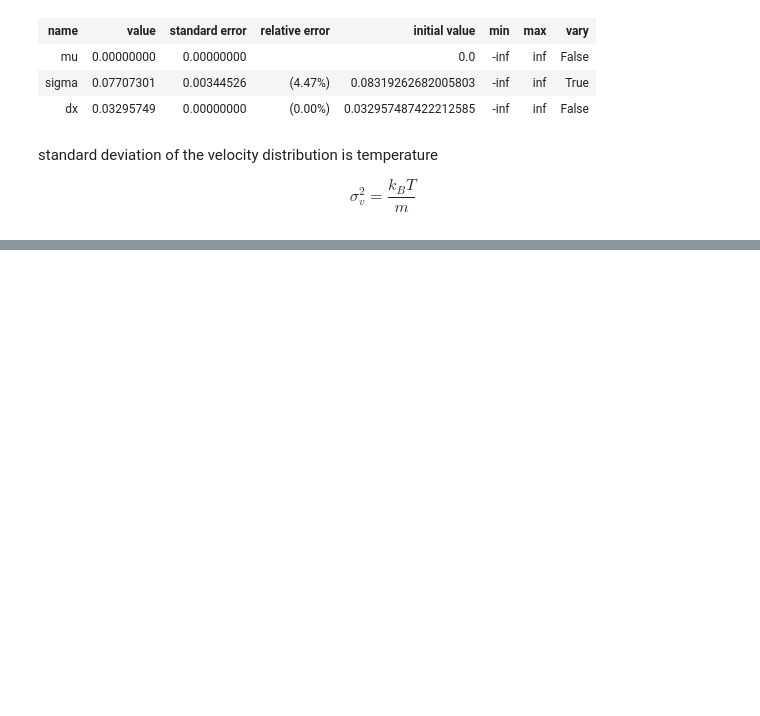
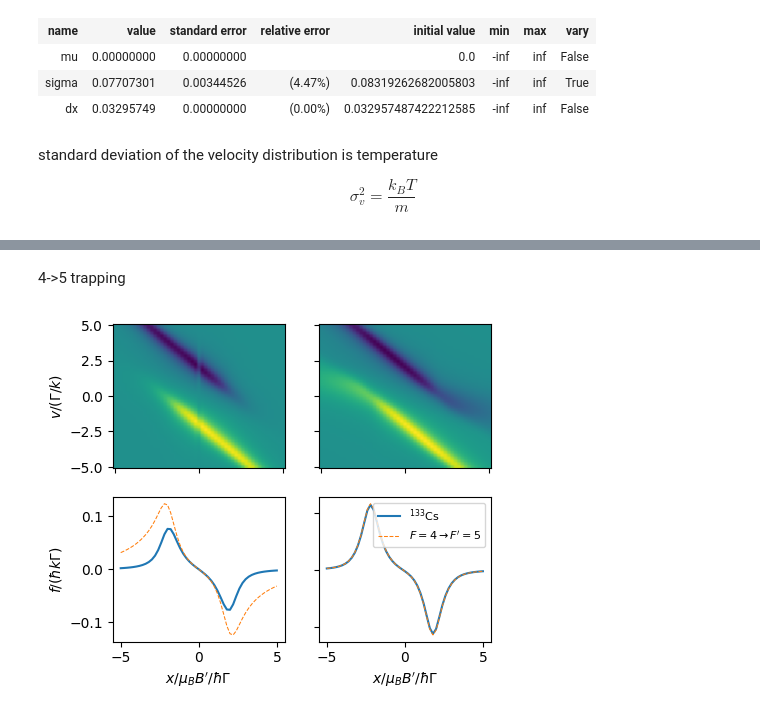
Before and after one commit to mingiQ/KCs-dual-species-laser-cooling-simulation, a Jupyter notebook: KCS_mot_design.ipynb, the cells around one changed output, grey strips where cells are left out. Drawn from its saved outputs; the diff is of its cells as text; code cells hidden in the pictures; blank space fills up the shorter version.

```diff
--- a/KCS_mot_design.ipynb
+++ b/KCS_mot_design.ipynb
@@ -403,0 +812,55 @@ $$\sigma_v^2 = \frac{k_B T}{m}$$
+# %% [markdown]
+4->5 trapping
+# %%
+# Define the atomic Hamiltonian for F-> 4 to 5:
+H_g_45, mu_q_g_45 = pylcp.hamiltonians.singleF(F=4, gF=1/4, muB=1)
+H_e_45, mu_q_e_45 = pylcp.hamiltonians.singleF(F=5, gF=2/5, muB=1)
+
+dijq_45 = pylcp.hamiltonians.dqij_two_bare_hyperfine(4, 5)
+
+hamiltonian_45 = pylcp.hamiltonian(H_g_45, H_e_45, mu_q_g_45, mu_q_e_45, dijq_45)
+
+# Define the laser beams for 4->5
+laserBeams_45 = pylcp.conventional3DMOTBeams(s=s, delta=det)
+
+# Make the trap for 4->5
+trap_45 = pylcp.rateeq(
+    laserBeams_45, magField, hamiltonian_45, include_mag_forces=False)
+trap_45.generate_force_profile(
+    [np.zeros(X.shape), np.zeros(X.shape), X],
+    [np.zeros(V.shape), np.zeros(V.shape), V],
+    name='Fz')
+Fz4to5 = trap_45.profile['Fz'].F[2]
+# %%
+fig, ax = plt.subplots(2, 2, figsize=(1.5*3.25, 1.5*2.75))
+ax[0, 0].imshow(FzCs_D2, origin='lower',
+               extent=(np.amin(x)-dx/2, np.amax(x)+dx/2,
+                       np.amin(v)-dv/2, np.amax(v)+dv/2),
+               aspect='auto')
+ax[0, 1].imshow(Fz4to5, origin='lower',
+               extent=(np.amin(x)-dx/2, np.amax(x)+dx/2,
+                       np.amin(v)-dv/2, np.amax(v)+dv/2),
+               aspect='auto')
+ax[1, 0].plot(X[int(X.shape[0]/2), :],
+              FzCs_D2[int(X.shape[0]/2), :])
+ax[1, 0].plot(X[int(X.shape[0]/2), :],
+              Fz4to5[int(X.shape[0]/2), :], '--',
+              linewidth=0.75)
+ax[1, 1].plot(V[:, int(X.shape[1]/2)+1],
+              FzCs_D2[:, int(X.shape[1]/2)+1], label='$^{133}$Cs')
+ax[1, 1].plot(V[:, int(X.shape[1]/2)+1],
+              Fz4to5[:, int(X.shape[1]/2)+1], '--',
+              label='$F=4 \\rightarrow F\'=5$',
+              linewidth=0.75)
+
+ax[1, 1].legend(fontsize=8)
+
+[ax[ii, 1].yaxis.set_ticklabels('') for ii in range(2)]
+[ax[0, ii].xaxis.set_ticklabels('') for ii in range(2)]
+
+ax[0, 0].set_ylabel('$v/(\Gamma/k)$')
+ax[1, 0].set_ylabel('$f/(\hbar k \Gamma)$')
+ax[1, 0].set_xlabel('$x/\mu_B B\'/\hbar\Gamma$')
+ax[1, 1].set_xlabel('$x/\mu_B B\'/\hbar\Gamma$');
+# %% [output]
+[figure, added]
```
Also changed, not shown: parts of 50 cells of this notebook, 1 other file.
